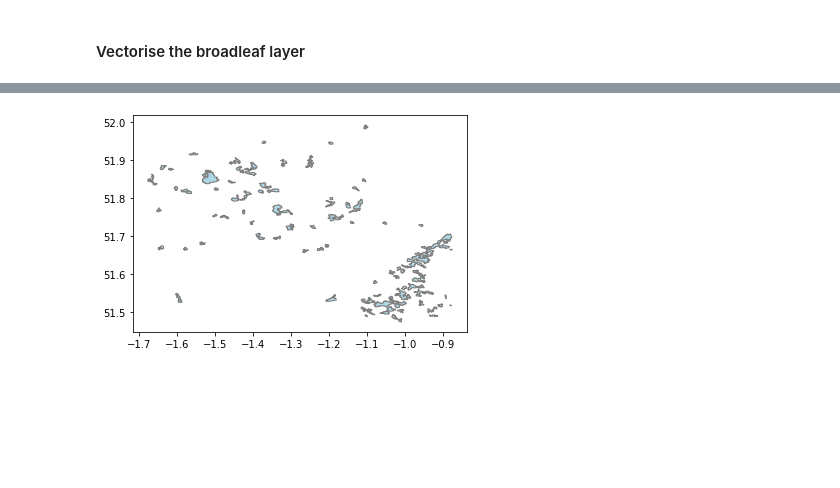
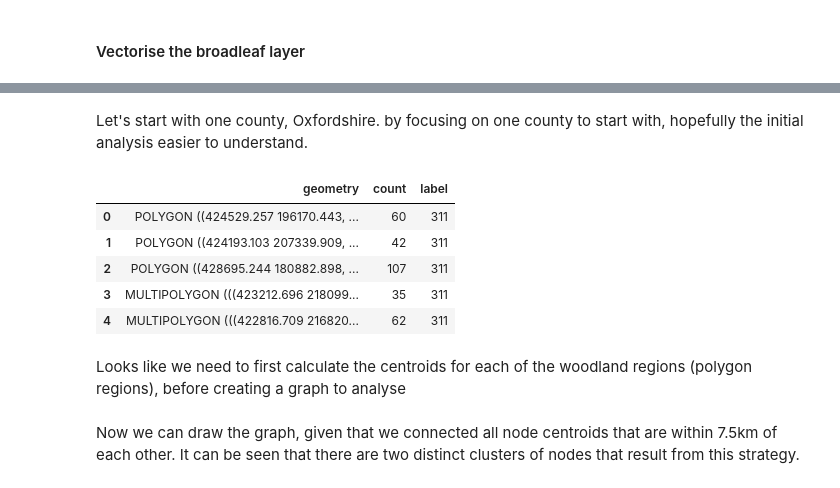
Before and after one commit to scra88le/UKterraform, a Jupyter notebook: UK Corine analysis.ipynb, the cells around one changed output, grey strips where cells are left out. Drawn from its saved outputs; the diff is of its cells as text; code cells hidden in the pictures; blank space fills up the shorter version.

```diff
--- a/UK Corine analysis.ipynb
+++ b/UK Corine analysis.ipynb
@@ -199,4 +149,2 @@ nx.draw(dist_graph, positions, node_size=10, node_color="orange")
-# %%
-ax = oxonBroadleaf_df.plot(linewidth=1, edgecolor="grey", facecolor="lightblue")
-# %% [output]
-[figure, removed]
+# %% [markdown]
+Let's start with one county, Oxfordshire. by focusing on one county to start with, hopefully the initial analysis easier to understand.
@@ -202,0 +171,12 @@ ax = oxonBroadleaf_df.plot(linewidth=1, edgecolor="grey", facecolor="lightblue")
+# %%
+# Let's eyeball the data
+oxonBroadleaf_df.head()
+# %% [output]
+|  | geometry | count | label |
+| 0 | POLYGON ((424529.257 196170.443, ... | 60 | 311 |
+| 1 | POLYGON ((424193.103 207339.909, ... | 42 | 311 |
+| 2 | POLYGON ((428695.244 180882.898, ... | 107 | 311 |
+| 3 | MULTIPOLYGON (((423212.696 218099... | 35 | 311 |
+| 4 | MULTIPOLYGON (((422816.709 216820... | 62 | 311 |
+# %% [markdown]
+Looks like we need to first calculate the centroids for each of the woodland regions (polygon regions), before creating a graph to analyse
@@ -202,0 +205,2 @@ ax = oxonBroadleaf_df.plot(linewidth=1, edgecolor="grey", facecolor="lightblue")
+# %% [markdown]
+Now we can draw the graph, given that we connected all node centroids that are within 7.5km of each other. It can be seen that there are two distinct clusters of nodes that result from this strategy.
```
Also changed, not shown: parts of 16 cells of this notebook.
